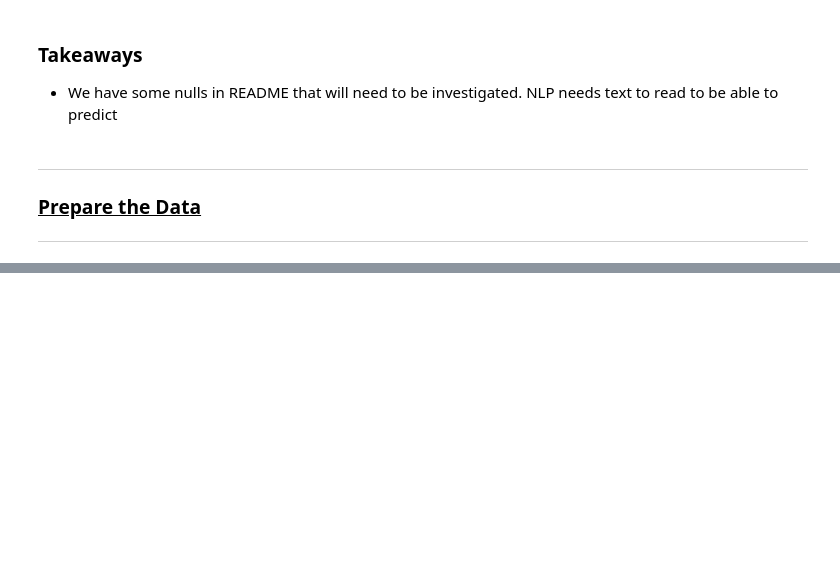
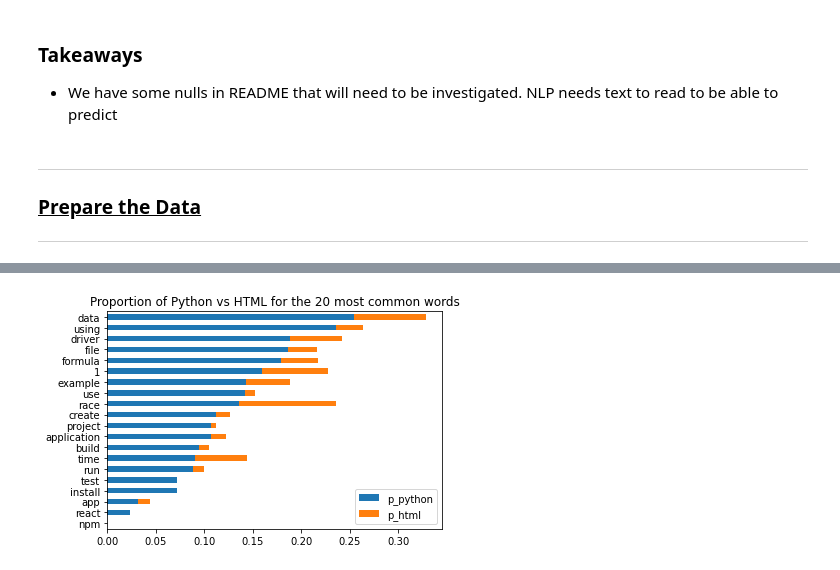
Before and after one commit to DBerchelmann/nlp-project, a Jupyter notebook: NLP_final_project_notebook.ipynb, the cells around one changed output, grey strips where cells are left out. Drawn from its saved outputs; the diff is of its cells as text; code cells hidden in the pictures; blank space fills up the shorter version.

```diff
--- a/NLP_final_project_notebook.ipynb
+++ b/NLP_final_project_notebook.ipynb
@@ -131,0 +289,15 @@ memory usage: 7.8+ KB
+# %%
+ # figure out the percentage of Python vs HTML
+(word_counts
+ .assign(p_python=word_counts.python / word_counts['all'],
+         p_html=word_counts.html / word_counts['all'])
+ .sort_values(by='all')
+ [['p_python', 'p_html']]
+ .tail(20)
+ .sort_values('p_python')
+ .plot.barh(stacked=True))
+
+plt.title('Proportion of Python vs HTML for the 20 most common words')
+plt.show()
+# %% [output]
+[figure, added]
```
Also changed, not shown: parts of 21 cells of this notebook, 2 other files.
